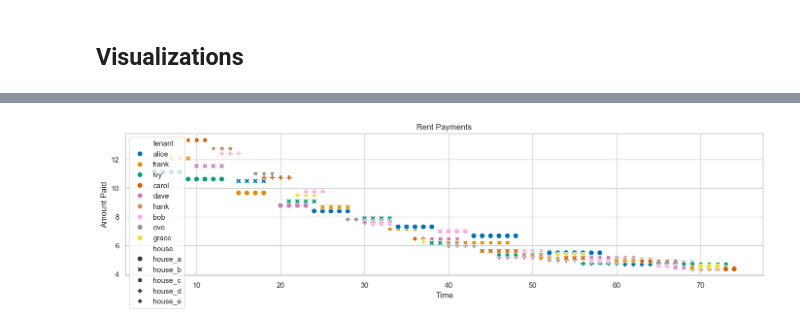
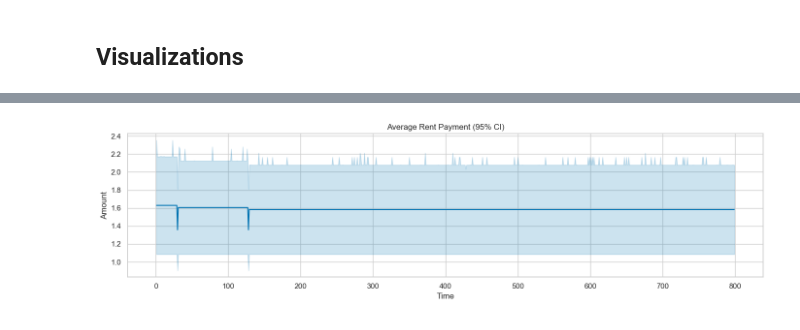
Before and after one commit to ELC/housing-market-simulation, a Jupyter notebook: book/chapters/03_simulation.ipynb, the cells around one changed output, grey strips where cells are left out. Cells and saved outputs as stored; diff of their text form; code cells hidden in the pictures.

```diff
--- a/book/chapters/03_simulation.ipynb
+++ b/book/chapters/03_simulation.ipynb
@@ -83,11 +84,11 @@ renters = tuple(
 
 house_specs = [
     # (id,        rent, age)
-    ("house_a",  15.0,  10),
-    ("house_b",  18.0,   7),
-    ("house_c",  22.0,   5),
-    ("house_d",  25.0,   3),
-    ("house_e",  30.0,   1),
+    ("house_a",  1.0,  10),
+    ("house_b",  1.0,   7),
+    ("house_c",  2.0,   5),
+    ("house_d",  2.0,   3),
+    ("house_e",  3.0,   1),
 ]
 houses = tuple(
     House(id=hid, owner_id="landlord", state=VacantState(), rent_price=rent, age=age)
@@ -95,8 +96,7 @@ houses = tuple(
 )
 
 market = HousingMarket(
-    agents=(landlord,) + renters,
-    houses=houses,
+    entities=(landlord,) + renters + houses,
     settings=settings,
 )
 
@@ -109,13 +109,16 @@ engine = SimulationEngine(
     market=market, queue=queue, registry=SignalRegistry()
 )
 # %%
-N_STEPS = 5000
+N_STEPS = 150_000
+MAX_T = 800
 sim = engine
 
 for _ in range(N_STEPS):
     if not sim.queue.events:
         break
     sim = sim.step()
+    if sim.now >= MAX_T:
+        break
 
 event_log = list(sim.event_log)
 print(f"Processed {len(event_log)} events, simulation time reached t={sim.now}")
@@ -306,14 +527,10 @@ plt.show()
 # %%
 fig, ax = plt.subplots(figsize=(14, 4))
-sns.scatterplot(
-    data=rent_df, x="time", y="amount",
-    hue="tenant", style="house", s=60, ax=ax,
-)
-ax.set_title("Rent Payments")
+sns.lineplot(data=rent_df, x=RentLog.time, y=RentLog.amount, ax=ax)
+ax.set_title("Average Rent Payment (95% CI)")
 ax.set_xlabel("Time")
-ax.set_ylabel("Amount Paid")
-sns.move_legend(ax, "upper left")
+ax.set_ylabel("Amount")
 plt.tight_layout()
 plt.show()
 # %% [output]
-[figure, old version]
+[figure, new version]
```
Also changed, not shown: parts of 12 cells of this notebook, 24 other files.
